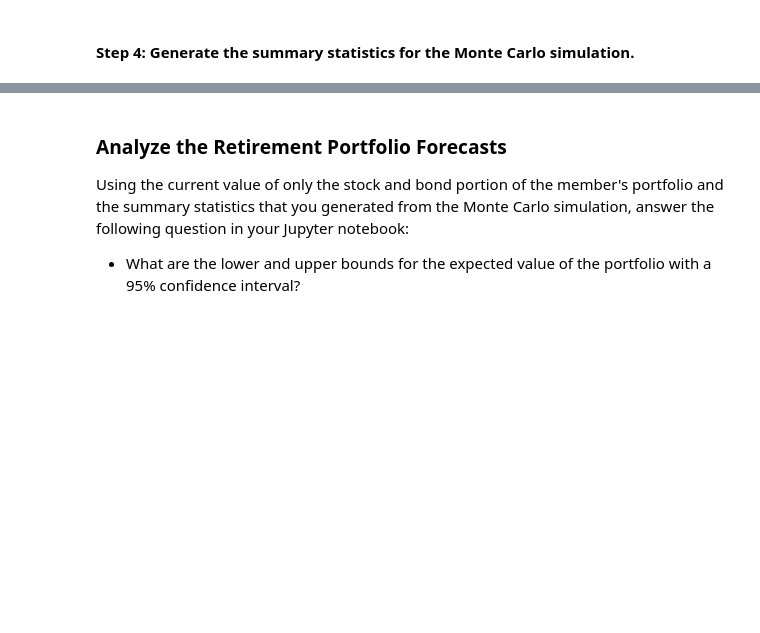
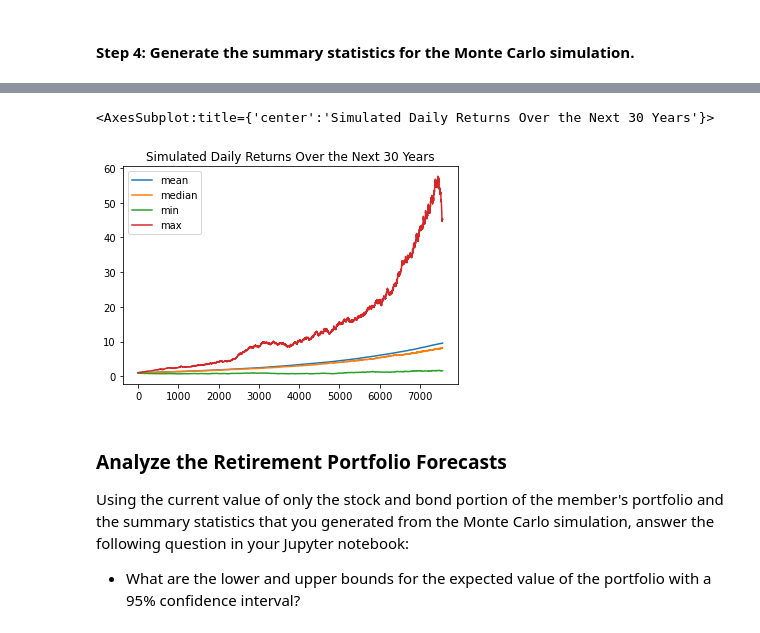
Before and after one commit to coronado212/financial_planner_api_5, a Jupyter notebook: financial_planning_tools.ipynb, the cells around one changed output, grey strips where cells are left out. Saved outputs shown, nothing was run; the diff lists cells and outputs as text; code cells hidden in the pictures; blank space fills up the shorter version.

```diff
--- a/financial_planning_tools.ipynb
+++ b/financial_planning_tools.ipynb
@@ -460,8 +529,16 @@ In this section, you’ll use the MCForecastTools library to create a Monte Carl
 # %%
 # Generate summary statistics from the 30-year Monte Carlo simulation results
 # Save the results as a variable
-# YOUR CODE HERE
+# Compute summary statistics from the simulated daily returns
+simulated_returns_data = {
+    "mean": list(mc_portfolio.simulated_return.mean(axis=1)),
+    "median": list(mc_portfolio.simulated_return.median(axis=1)),
+    "min": list(mc_portfolio.simulated_return.min(axis=1)),
+    "max": list(mc_portfolio.simulated_return.max(axis=1))
+}
 
+# Create a DataFrame with the summary statistics
+simulated_returns = pd.DataFrame(simulated_returns_data)
 
 # Review the 30-year Monte Carlo summary statistics
-# YOUR CODE HERE
+simulated_returns.head()
@@ -468,3 +552,9 @@ In this section, you’ll use the MCForecastTools library to create a Monte Carl
+# %%
+# Use the `plot` function to visually analyze the trajectory of the portfolio
+simulated_returns.plot(title="Simulated Daily Returns Over the Next 30 Years")
+# %% [output]
+<AxesSubplot:title={'center':'Simulated Daily Returns Over the Next 30 Years'}>
+[figure, added]
 # %% [markdown]
 ### Analyze the Retirement Portfolio Forecasts
 
```
Also changed, not shown: parts of 19 cells of this notebook.
